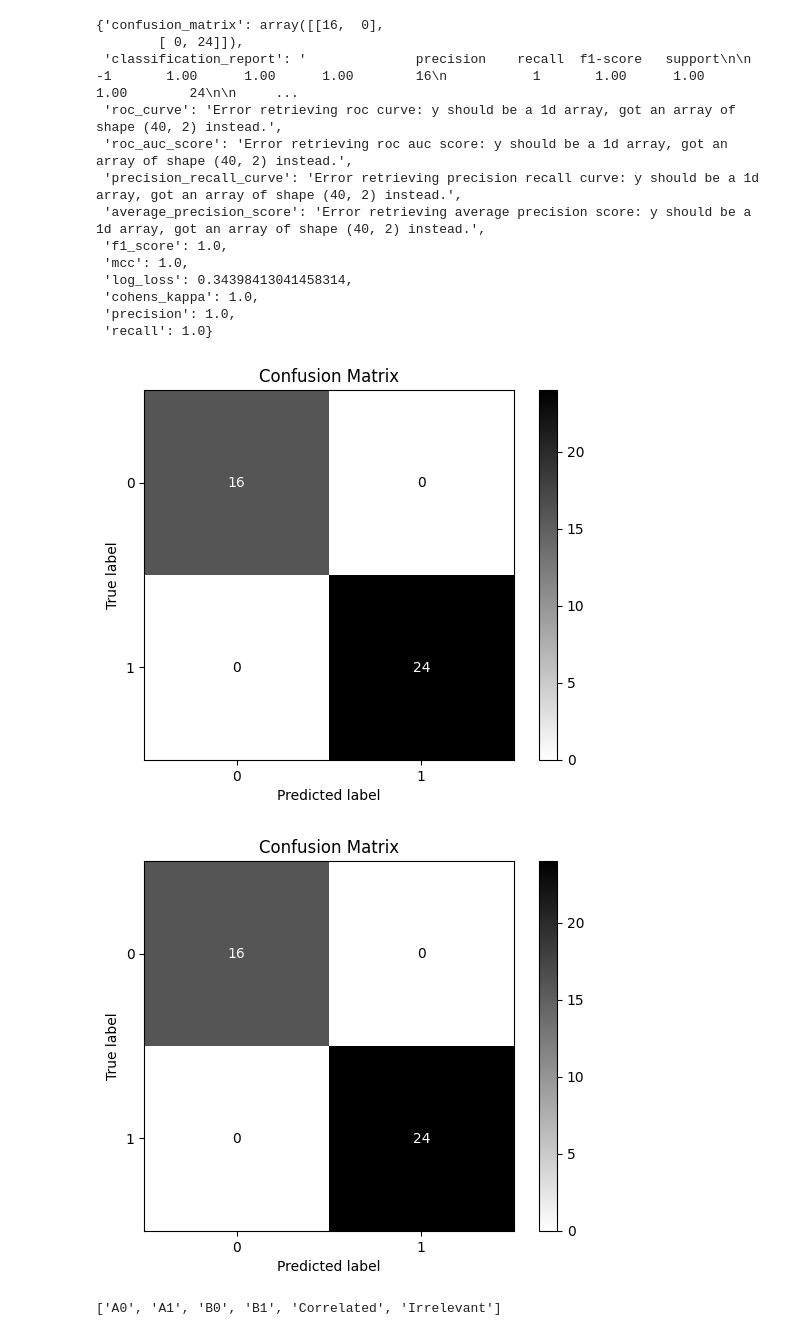
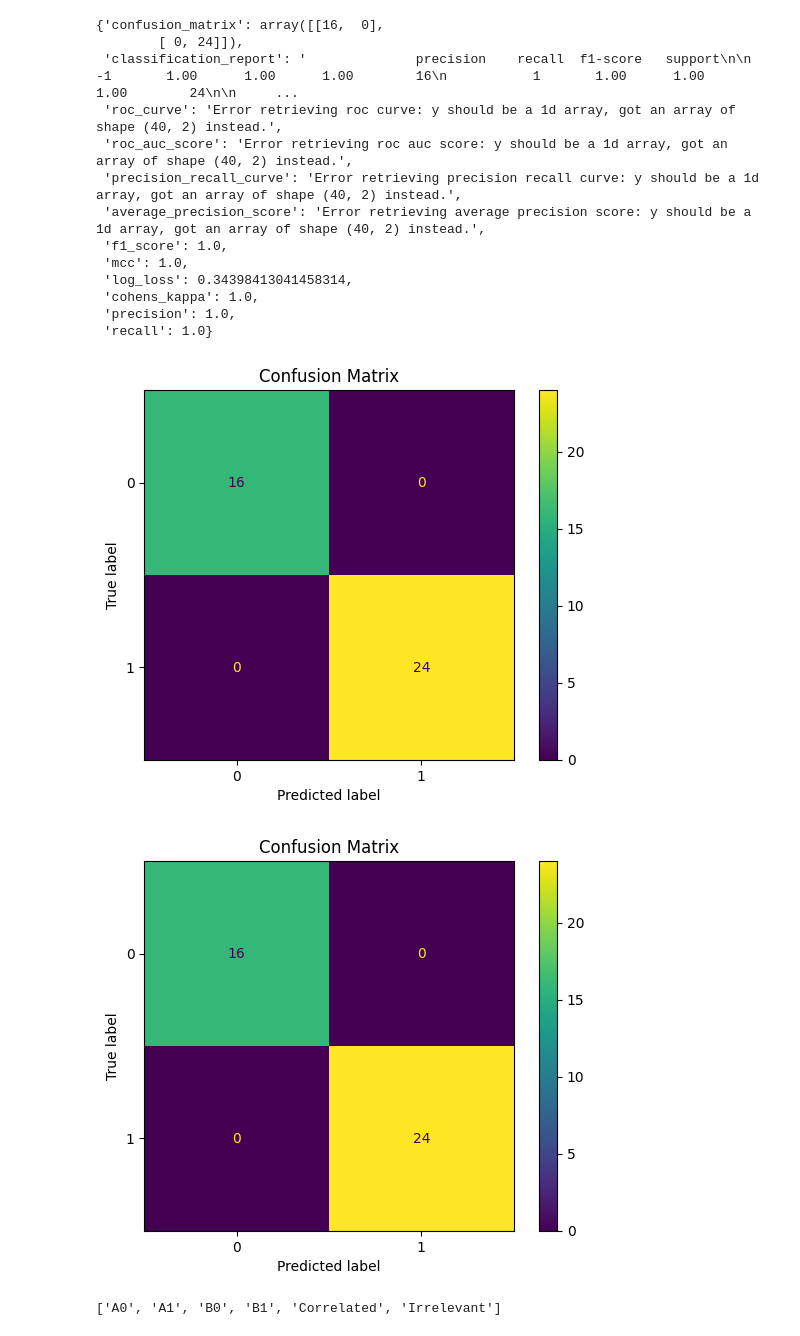
Before and after one commit to Qentora/quoptuna, a Jupyter notebook: experiments/basic_dataset_test/test_shap.ipynb, the cells around one changed output. Drawn from its saved outputs; the diff is of its cells as text; code cells hidden in the pictures.

```diff
--- a/experiments/basic_dataset_test/test_shap.ipynb
+++ b/experiments/basic_dataset_test/test_shap.ipynb
@@ -104,7 +105,7 @@ QuantumKitchenSinks(max_vmap=1, n_episodes=500)
 # %%
 from quoptuna import XAI
 # %%
-xai = XAI(model=model, data=data_dict, onsubset=True, subset_size=5)
+xai = XAI(model=model, data=data_dict, onsubset=True, subset_size=50)
 # %%
 xai.get_report()
 # %% [output]
@@ -121,8 +122,8 @@ xai.get_report()
  'cohens_kappa': 1.0,
  'precision': 1.0,
  'recall': 1.0}
-# %%
-xai.plot_confusion_matrix(cmap="binary")
-# %% [output]
-[figure, removed]
-[figure, removed]
+# %%
+xai.plot_confusion_matrix(save_path="data",save_name="confusion_matrix_plot_paper.png",save_format="png",save_dpi=1000)
+# %% [output]
+[figure, added]
+[figure, added]
```
Also changed, not shown: parts of 16 cells of this notebook, 9 other files.
